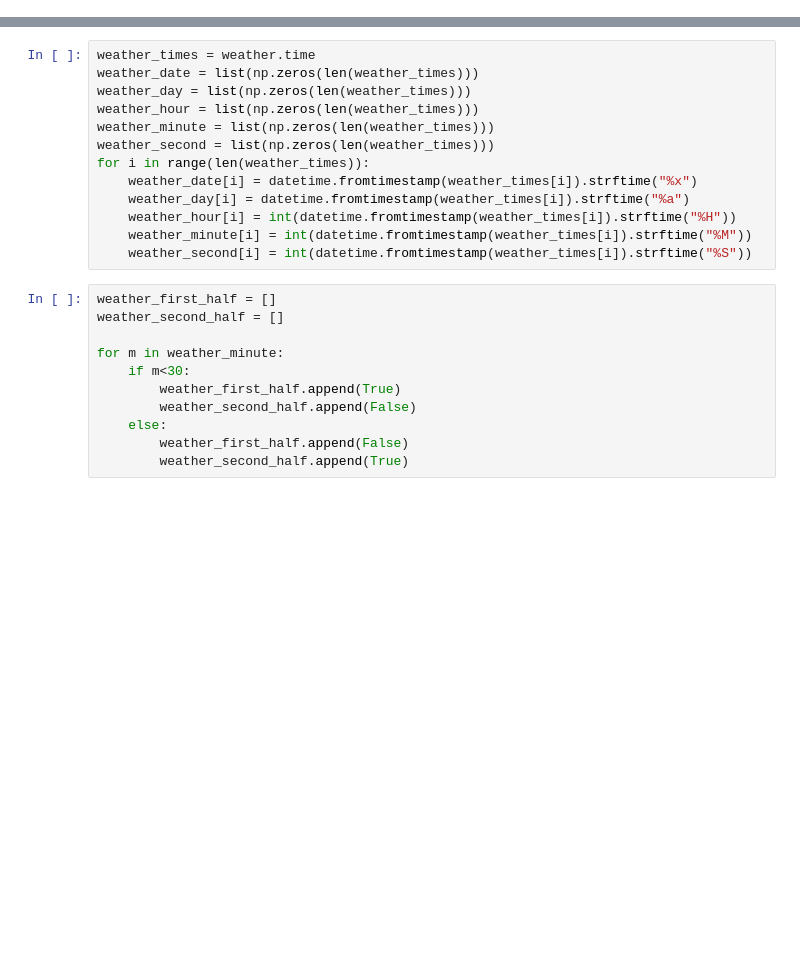
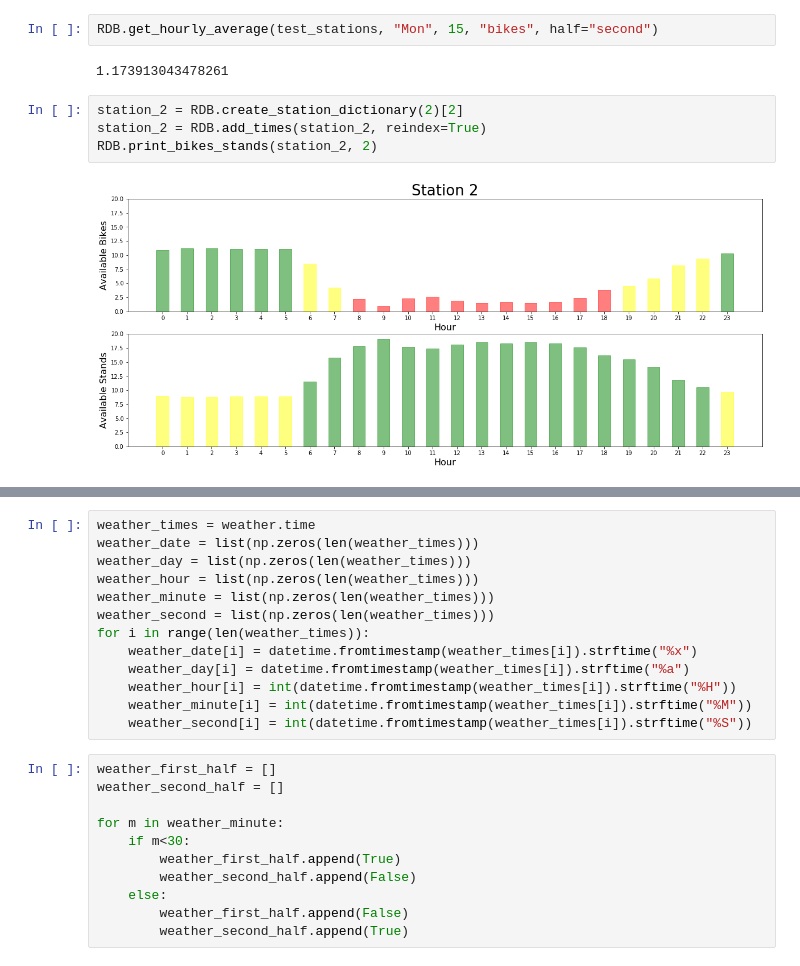
Before and after one commit to seprojectgroup19/main, a Jupyter notebook: Testing Notebook.ipynb, the cells around one changed output, grey strips where cells are left out. Drawn from its saved outputs; the diff is of its cells as text; blank space fills up the shorter version.

```diff
--- a/Testing Notebook.ipynb
+++ b/Testing Notebook.ipynb
@@ -74,0 +121,10 @@ Text(0, 0.5, 'Available Bike Stands')
+# %%
+RDB.get_hourly_average(test_stations, "Mon", 15, "bikes", half="second")
+# %% [output]
+1.173913043478261
+# %%
+station_2 = RDB.create_station_dictionary(2)[2]
+station_2 = RDB.add_times(station_2, reindex=True)
+RDB.print_bikes_stands(station_2, 2)
+# %% [output]
+[figure, added]
```
Also changed, not shown: parts of 23 cells of this notebook.
